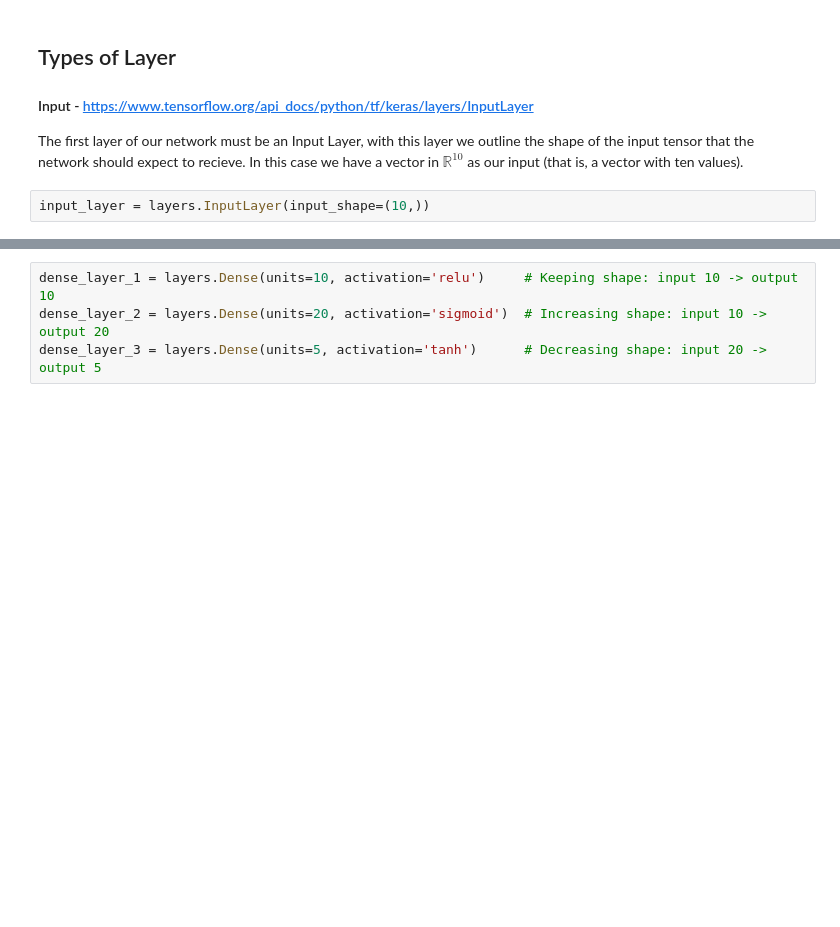
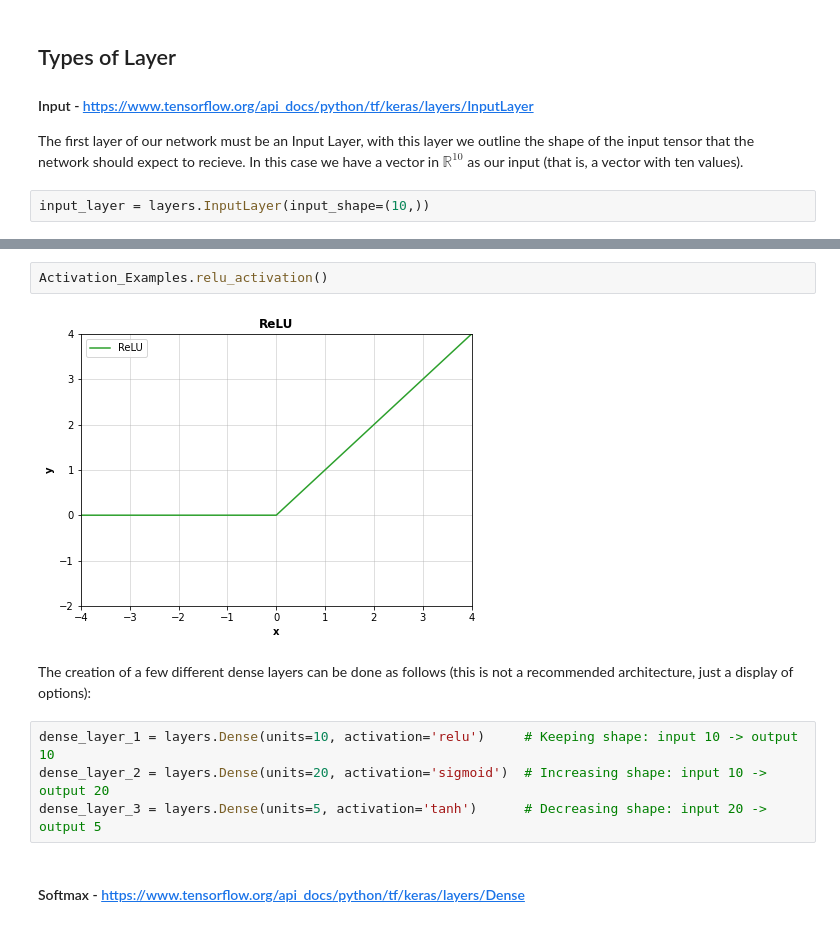
Before and after one commit to AerialArmourAquisition/Machine_Learning, a Jupyter notebook: Project_1/Tensorflow_Sequential_Model.ipynb, the cells around one changed output, grey strips where cells are left out. Saved outputs shown, nothing was run; the diff lists cells and outputs as text; blank space fills up the shorter version.

```diff
--- a/Project_1/Tensorflow_Sequential_Model.ipynb
+++ b/Project_1/Tensorflow_Sequential_Model.ipynb
@@ -30,4 +38,12 @@ The creation of a few different dense layers can be done as follows (this is not
+# %%
+Activation_Examples.relu_activation()
+# %% [output]
+[figure, added]
+# %% [markdown]
+The creation of a few different dense layers can be done as follows (this is not a recommended architecture, just a display of options):
 # %%
 dense_layer_1 = layers.Dense(units=10, activation='relu')     # Keeping shape: input 10 -> output 10
 dense_layer_2 = layers.Dense(units=20, activation='sigmoid')  # Increasing shape: input 10 -> output 20
 dense_layer_3 = layers.Dense(units=5, activation='tanh')      # Decreasing shape: input 20 -> output 5
+# %% [markdown]
+#### Softmax - https://www.tensorflow.org/api_docs/python/tf/keras/layers/Dense
```
Also changed, not shown: parts of 4 cells of this notebook, 1 other file.
